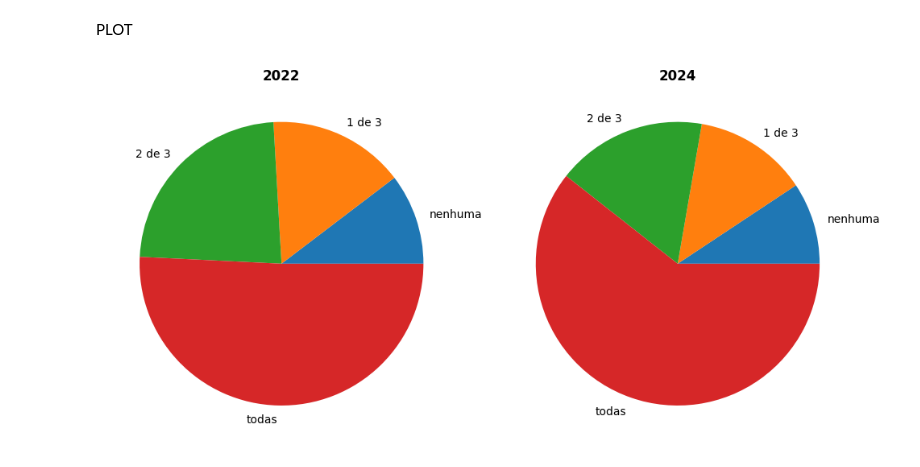
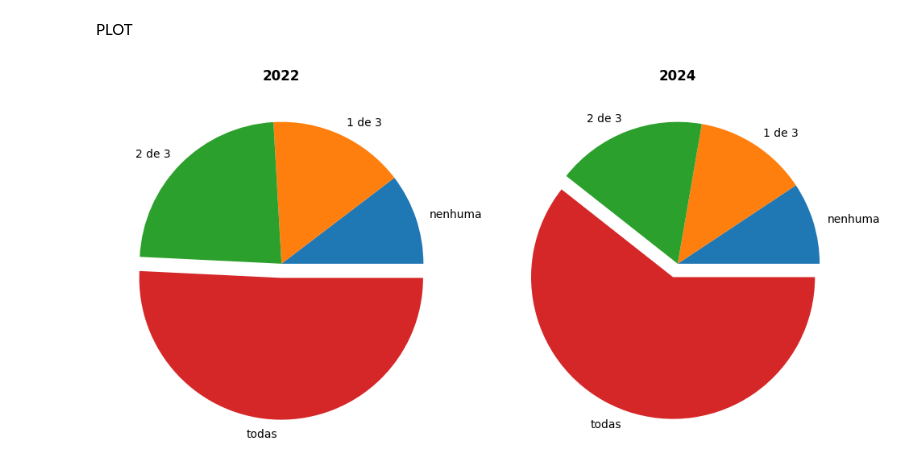
Before and after one commit to LazaroDamasceno/Dissertacao-Mestrado, a Jupyter notebook: eda/ict_in_government/piechart_answers.ipynb, the cells around one changed output. Drawn from its saved outputs; the diff is of its cells as text; code cells hidden in the pictures.

```diff
--- a/eda/ict_in_government/piechart_answers.ipynb
+++ b/eda/ict_in_government/piechart_answers.ipynb
@@ -81,14 +81,16 @@ PLOT
 # %%
 fig, ax = plt.subplots(1, 2, figsize=(10, 6))
 
-ax[0].pie(df_2022_final['Percentage'], labels=answers)
-ax[1].pie(df_2024_final['Percentage'], labels=answers)
+explode_config = [0, 0, 0, 0.1]
+
+ax[0].pie(df_2022_final['Percentage'], labels=answers, explode=explode_config)
+ax[1].pie(df_2024_final['Percentage'], labels=answers, explode=explode_config)
 
 ax[0].set_title(2022, fontweight='bold')
 ax[1].set_title(2024, fontweight='bold')
 
 plt.tight_layout()
 plt.savefig('C:/Users/lazar/Master-Dissertation/figuras/ict_in_government/indicators_answer.png', dpi=300, bbox_inches='tight')
 plt.show()
 # %% [output]
-[figure, old version]
+[figure, new version]
```
Also changed, not shown: 23 other files.
